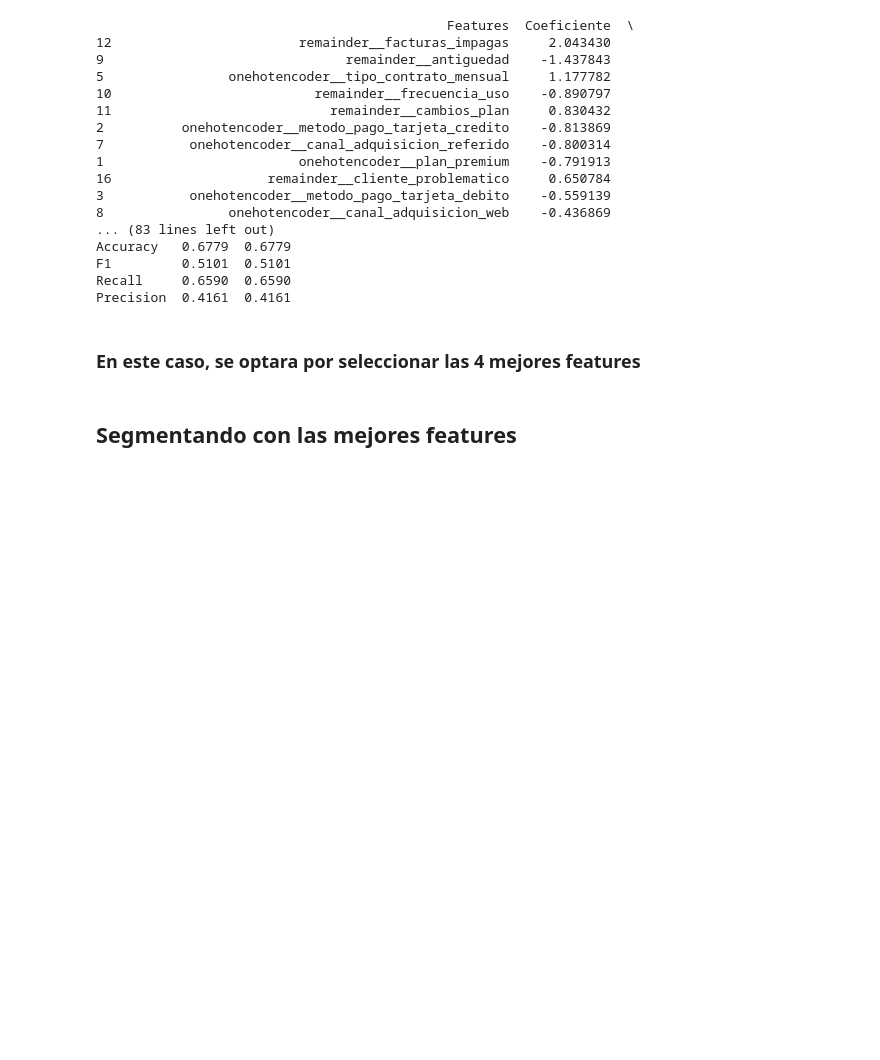
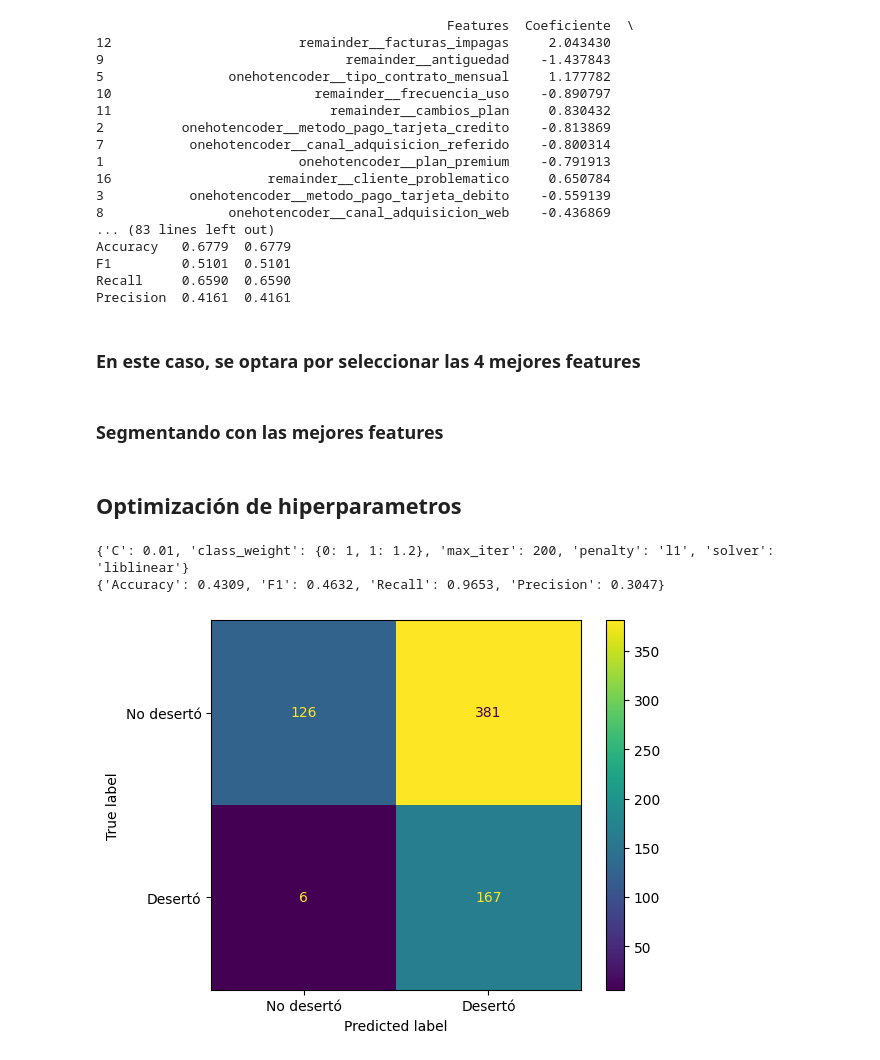
Before and after one commit to GuilleLondero/churn_insight_hackathon, a Jupyter notebook: data_science/notebooks/optimizacion_modelos.ipynb, the cells around one changed output. Drawn from its saved outputs; the diff is of its cells as text; code cells hidden in the pictures; blank space fills up the shorter version.

Commit message:
Optimizando los hiperparametros, modelo lr

```diff
--- a/data_science/notebooks/optimizacion_modelos.ipynb
+++ b/data_science/notebooks/optimizacion_modelos.ipynb
@@ -414,7 +414,7 @@ Precision  0.4161  0.4161
 # %% [markdown]
 ### En este caso, se optara por seleccionar las 4 mejores features
 # %% [markdown]
-## Segmentando con las mejores features
+### Segmentando con las mejores features
 # %%
 lr_features = importancias_lr['Features'].values[:4]
 
@@ -430,3 +430,35 @@ X_train_smote, y_train_smote = oversample.fit_resample(X_train, y_train)
 X_train_normalize = normalizacion.fit_transform(X_train_smote)
 X_val_normalize = normalizacion.transform(X_val)
 X_test_normalize = normalizacion.transform(X_test)
+# %% [markdown]
+## Optimización de hiperparametros
+# %%
+# Grilla de hiperparametros
+param_grid_lr = {
+    'C': [0.01, 0.1, 1, 10],
+    'penalty': ['l1', 'l2'],
+    'solver': ['liblinear'],
+    'class_weight': [None, {0:1, 1:1.2}, {0:1, 1:1.5}],
+    'max_iter': [200, 500, 1000]
+}
+
+
+grid_lr = GridSearchCV(LogisticRegression(random_state=82), param_grid_lr, cv=stratkf, scoring='recall')
+grid_lr.fit(X_train_normalize, y_train_smote)
+
+print(grid_lr.best_params_)
+
+# Eligiendo el mejor modelo
+best_lr = grid_lr.best_estimator_
+
+best_lr.fit(X_train_normalize, y_train_smote)
+
+# Analisis de metricas
+y_pred = best_lr.predict(X_val_normalize)
+print(calcularMetricas(y_val, y_pred))
+visualizer = matriz_confusion(y_val, y_pred)
+plt.show()
+# %% [output]
+{'C': 0.01, 'class_weight': {0: 1, 1: 1.2}, 'max_iter': 200, 'penalty': 'l1', 'solver': 'liblinear'}
+{'Accuracy': 0.4309, 'F1': 0.4632, 'Recall': 0.9653, 'Precision': 0.3047}
+[figure, added]
```
Also changed, not shown: parts of 10 cells of this notebook.
